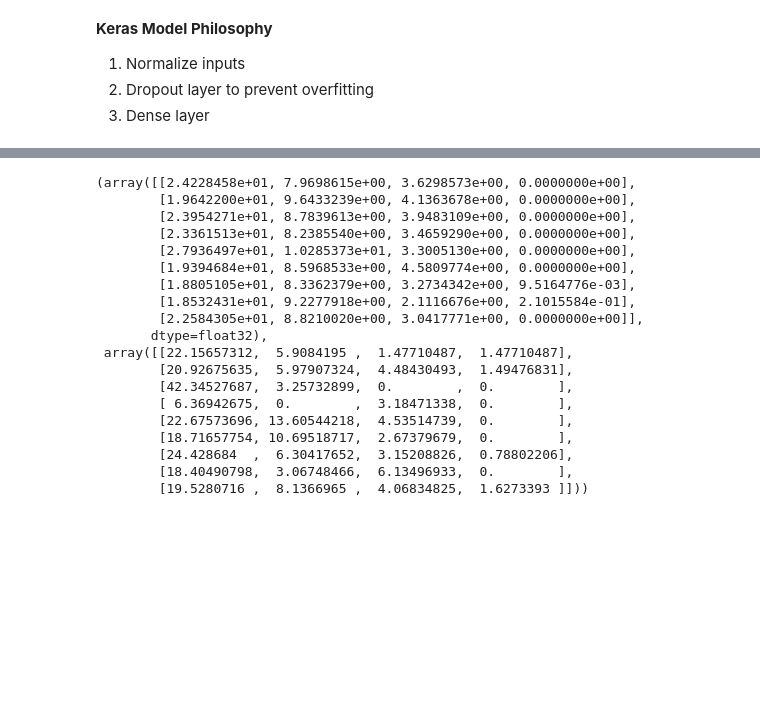
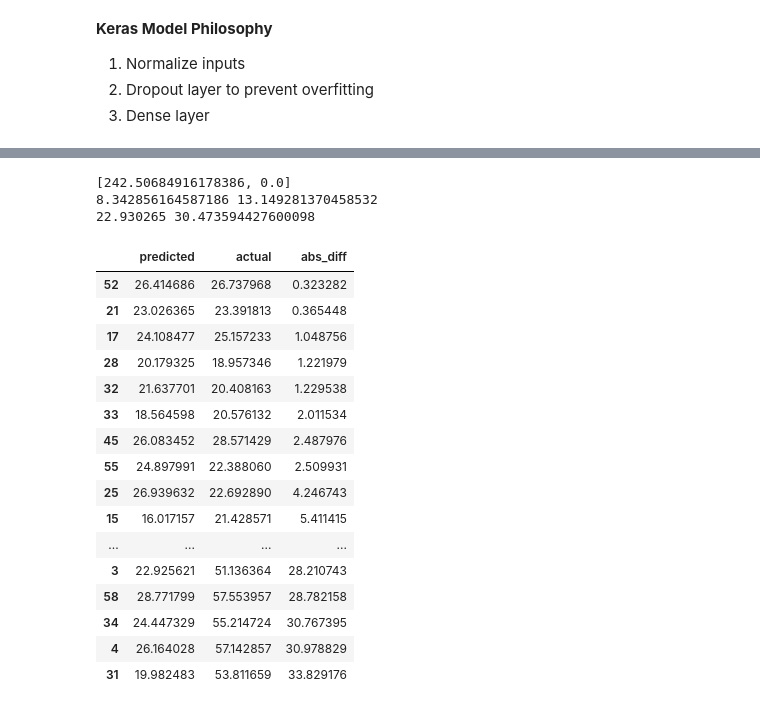
Before and after one commit to Darrick-Oliver/senior-project, a Jupyter notebook: player_vs_player_experiment.ipynb, the cells around one changed output, grey strips where cells are left out. Saved outputs shown, nothing was run; the diff lists cells and outputs as text; code cells hidden in the pictures; blank space fills up the shorter version.

````diff
--- a/player_vs_player_experiment.ipynb
+++ b/player_vs_player_experiment.ipynb
@@ -92,12 +164,14 @@ If there is an error, make sure to first install tensorflow. This can be done th
 ```
 # %%
 # Clean data to use on model
-X = def_df[def_df.columns[2:]].drop(columns=['GP', 'G', 'W', 'L', 'MIN', 'D_FGM', 'D_FGA', 'NORMAL_FG_PCT'])
-y = off_df[off_df.columns[8:12]]
-X = X.fillna(0)
-y = y.fillna(0)
+X = def_df[def_df.columns[2:]].drop(columns=['GP', 'G', 'W', 'L', 'MIN', 'D_FGM', 'D_FGA', 'NORMAL_FG_PCT', 'AGE']) #  'SEASON_ID'
+# X = def_df[['SEASON_ID', 'PCT_PLUSMINUS', 'DEF_WS', 'BLK', 'CONTESTED_SHOTS_2PT']]
+y = off_df[off_df.columns[8:11]]
+y = off_df[off_df.columns[8]]
+print(X.shape, y.shape)
 
-print(X.shape, y.shape)
+# Apply normalization to input
+X = (X - X.mean()) / X.std()
 
 # Generate training and verification data
 X_train, X_test, y_train, y_test = train_test_split(X, y, test_size=0.2)
@@ -143,15 +217,13 @@ from tensorflow.keras.layers.experimental.preprocessing import Normalization
 from tensorflow.keras import layers, Sequential
 from tensorflow.keras.layers import Dense, Dropout
 
-# Add normalization to input (using all players to normalize)
-normalize = Normalization()
-normalize.adapt(X)
-
 # Create model
 model = Sequential()
-model.add(normalize)
-model.add(Dropout(0.6, input_shape=(11,)))
-model.add(Dense(y.shape[1], activation='relu'))
+model.add(Dropout(0.2, input_shape=(X.shape[1],)))
+model.add(Dense(11, activation='relu'))
+# model.add(Dense(20, activation='relu'))
+model.add(Dropout(0.7))
+model.add(Dense(1, activation='relu')) # y.shape[1]
 
 # Compile model
 model.compile(optimizer='nadam',loss='mean_squared_error', metrics=['accuracy'])
@@ -184,5 +258,9 @@ y_pred = model.predict(X_test)
 score = model.evaluate(X_test, y_test)
 print(score)
 
-y_pred, y_test
+diff = abs(y_pred.flatten() - y_test)
+print(diff.std(), diff.mean())
+print(y_pred.mean(), y_test.mean())
+predictions = pd.DataFrame(data={'predicted': y_pred.flatten(), 'actual': y_test, 'abs_diff': diff})
+predictions.sort_values(by='abs_diff')
 # %% [output]
@@ -191,19 +268,20 @@ y_pred, y_test
-(array([[2.4228458e+01, 7.9698615e+00, 3.6298573e+00, 0.0000000e+00],
-        [1.9642200e+01, 9.6433239e+00, 4.1363678e+00, 0.0000000e+00],
-        [2.3954271e+01, 8.7839613e+00, 3.9483109e+00, 0.0000000e+00],
-        [2.3361513e+01, 8.2385540e+00, 3.4659290e+00, 0.0000000e+00],
-        [2.7936497e+01, 1.0285373e+01, 3.3005130e+00, 0.0000000e+00],
-        [1.9394684e+01, 8.5968533e+00, 4.5809774e+00, 0.0000000e+00],
-        [1.8805105e+01, 8.3362379e+00, 3.2734342e+00, 9.5164776e-03],
-        [1.8532431e+01, 9.2277918e+00, 2.1116676e+00, 2.1015584e-01],
-        [2.2584305e+01, 8.8210020e+00, 3.0417771e+00, 0.0000000e+00]],
-       dtype=float32),
- array([[22.15657312,  5.9084195 ,  1.47710487,  1.47710487],
-        [20.92675635,  5.97907324,  4.48430493,  1.49476831],
-        [42.34527687,  3.25732899,  0.        ,  0.        ],
-        [ 6.36942675,  0.        ,  3.18471338,  0.        ],
-        [22.67573696, 13.60544218,  4.53514739,  0.        ],
-        [18.71657754, 10.69518717,  2.67379679,  0.        ],
-        [24.428684  ,  6.30417652,  3.15208826,  0.78802206],
-        [18.40490798,  3.06748466,  6.13496933,  0.        ],
-        [19.5280716 ,  8.1366965 ,  4.06834825,  1.6273393 ]]))
+[242.50684916178386, 0.0]
+8.342856164587186 13.149281370458532
+22.930265 30.473594427600098
+|  | predicted | actual | abs_diff |
+| 52 | 26.414686 | 26.737968 | 0.323282 |
+| 21 | 23.026365 | 23.391813 | 0.365448 |
+| 17 | 24.108477 | 25.157233 | 1.048756 |
+| 28 | 20.179325 | 18.957346 | 1.221979 |
+| 32 | 21.637701 | 20.408163 | 1.229538 |
+| 33 | 18.564598 | 20.576132 | 2.011534 |
+| 45 | 26.083452 | 28.571429 | 2.487976 |
+| 55 | 24.897991 | 22.388060 | 2.509931 |
+| 25 | 26.939632 | 22.692890 | 4.246743 |
+| 15 | 16.017157 | 21.428571 | 5.411415 |
+| ... | ... | ... | ... |
+| 3 | 22.925621 | 51.136364 | 28.210743 |
+| 58 | 28.771799 | 57.553957 | 28.782158 |
+| 34 | 24.447329 | 55.214724 | 30.767395 |
+| 4 | 26.164028 | 57.142857 | 30.978829 |
+| 31 | 19.982483 | 53.811659 | 33.829176 |
````
Also changed, not shown: parts of 18 cells of this notebook, 3 other files.
